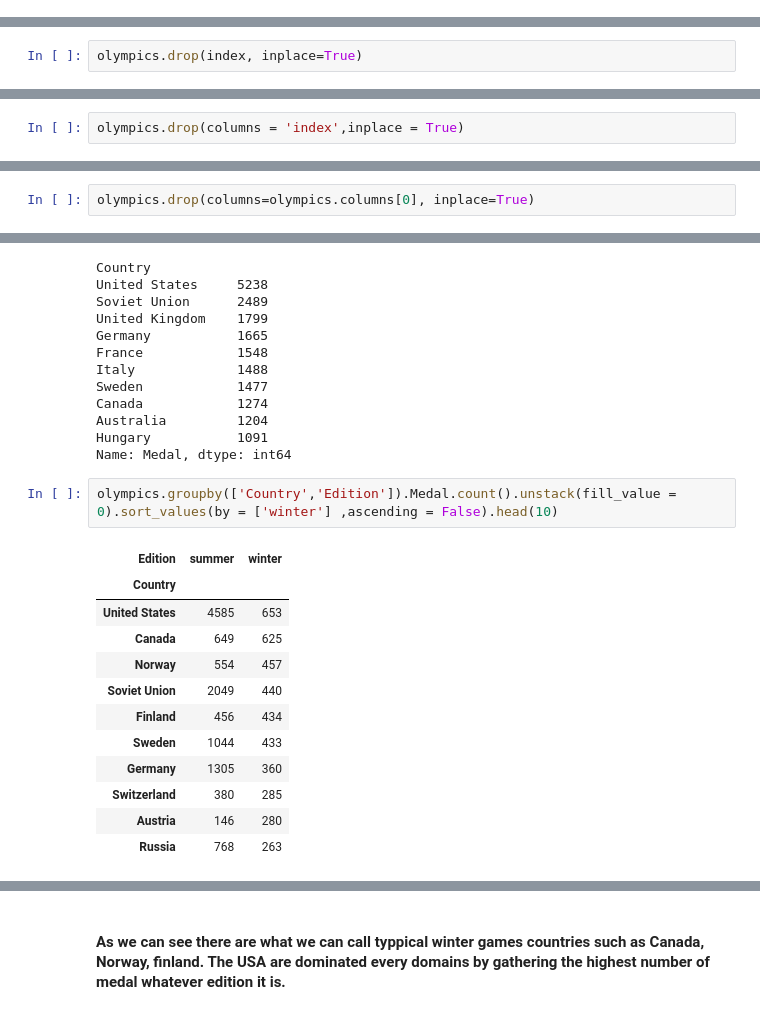
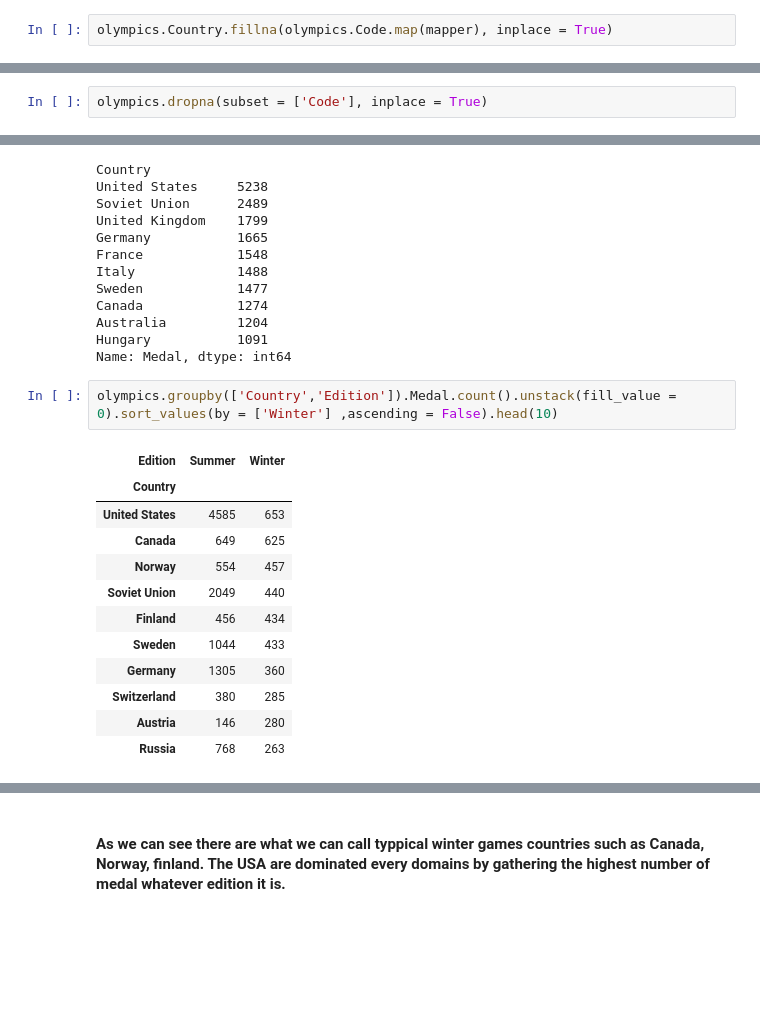
Before and after one commit to Yurhigz/Olympic-Medal-Project, a Jupyter notebook: Explanatory_DataAnalysis_Challenge/Project_Explanatory_Data_Analysis.ipynb, the cells around one changed output, grey strips where cells are left out. Saved outputs shown, nothing was run; the diff lists cells and outputs as text; blank space fills up the shorter version.

```diff
--- a/Explanatory_DataAnalysis_Challenge/Project_Explanatory_Data_Analysis.ipynb
+++ b/Explanatory_DataAnalysis_Challenge/Project_Explanatory_Data_Analysis.ipynb
@@ -135,0 +283,2 @@ for key in dic_missing_value.keys():
+# %%
+olympics.Country.fillna(olympics.Code.map(mapper), inplace = True)
@@ -143,4 +308,4 @@ row_to_remove_index = olympics.loc[olympics.Country.isna()].index
 # %%
-olympics.drop(index, inplace=True)
+olympics.dropna(subset = ['Code'], inplace = True)
 # %%
 olympics.reset_index(drop=True,inplace=True)
@@ -180,3 +360 @@ Name: Medal, Length: 36934, dtype: category
 Categories (3, object): ['Bronze' < 'Silver' < 'Gold']
-# %%
-olympics.drop(columns = 'index',inplace = True)
@@ -185,2 +360,0 @@ KeyError: "['index'] not found in axis"
-# %%
-olympics.drop(columns=olympics.columns[0], inplace=True)
@@ -207,9 +390,9 @@ Australia         1204
 Hungary           1091
 Name: Medal, dtype: int64
 # %%
-olympics.groupby(['Country','Edition']).Medal.count().unstack(fill_value = 0).sort_values(by = ['winter'] ,ascending = False).head(10)
+olympics.groupby(['Country','Edition']).Medal.count().unstack(fill_value = 0).sort_values(by = ['Winter'] ,ascending = False).head(10)
 # %% [output]
-| Edition | summer | winter |
+| Edition | Summer | Winter |
 | Country |  |  |
 | United States | 4585 | 653 |
 | Canada | 649 | 625 |
```
Also changed, not shown: parts of 58 cells of this notebook.
